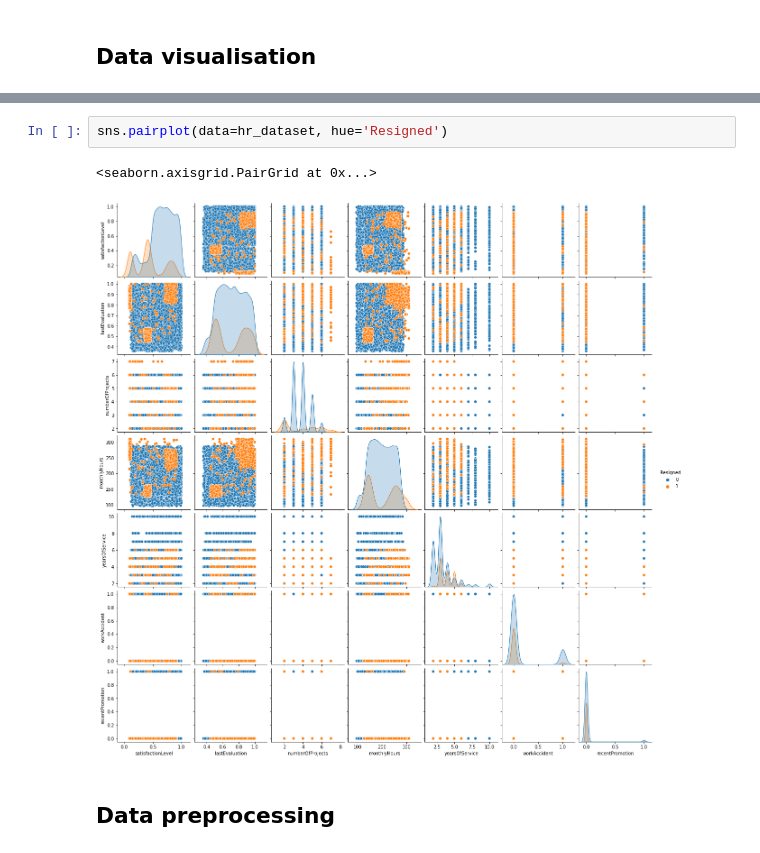
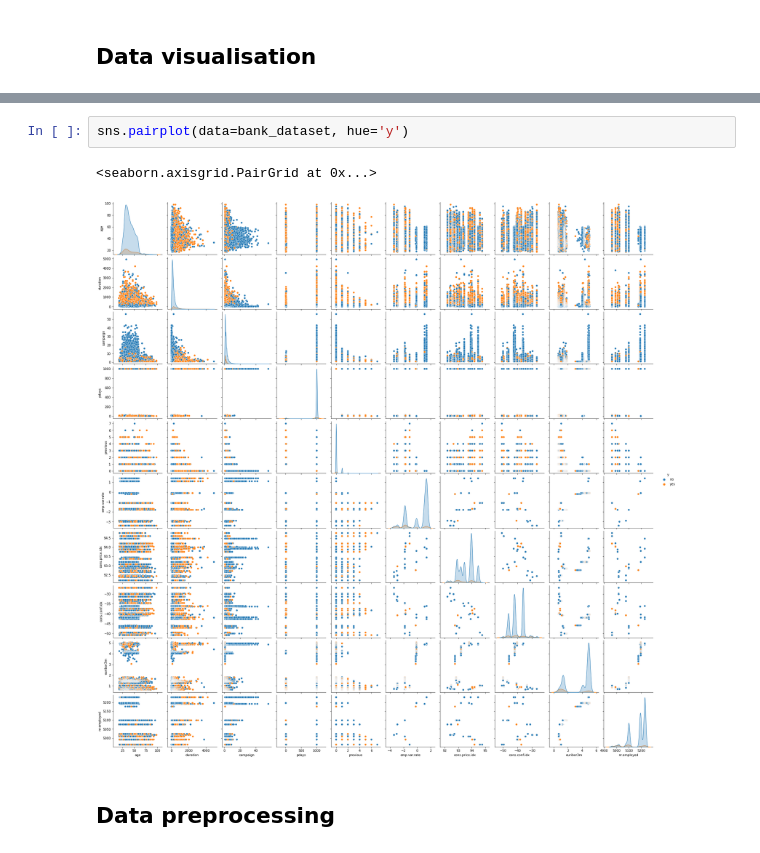
Before and after one commit to optusudhaval/buildingAI, a Jupyter notebook: assessment/OptusU_Final_Assessment_TermDeposit.ipynb, the cells around one changed output, grey strips where cells are left out. Saved outputs shown, nothing was run; the diff lists cells and outputs as text.

```diff
--- a/assessment/OptusU_Final_Assessment_TermDeposit.ipynb
+++ b/assessment/OptusU_Final_Assessment_TermDeposit.ipynb
@@ -198,8 +226,8 @@ Name: Resigned, dtype: float64
 # %%
-sns.pairplot(data=hr_dataset, hue='Resigned')
+sns.pairplot(data=bank_dataset, hue='y')
 # %% [output]
 <seaborn.axisgrid.PairGrid at 0x...>
-[figure, old version]
+[figure, new version]
 # %% [markdown]
 ## Data preprocessing
 # %%
```
Also changed, not shown: parts of 5 cells of this notebook.
